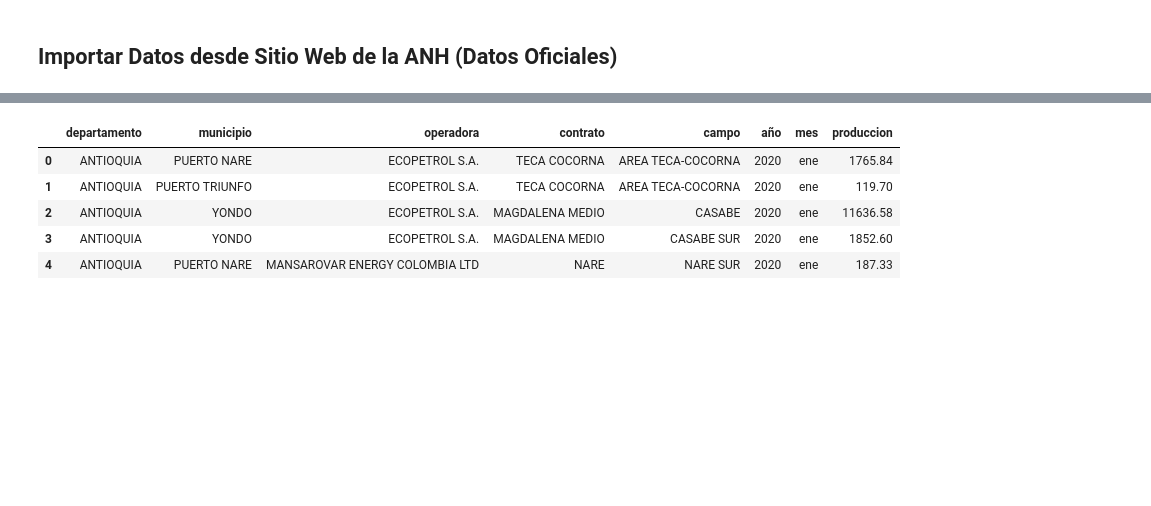
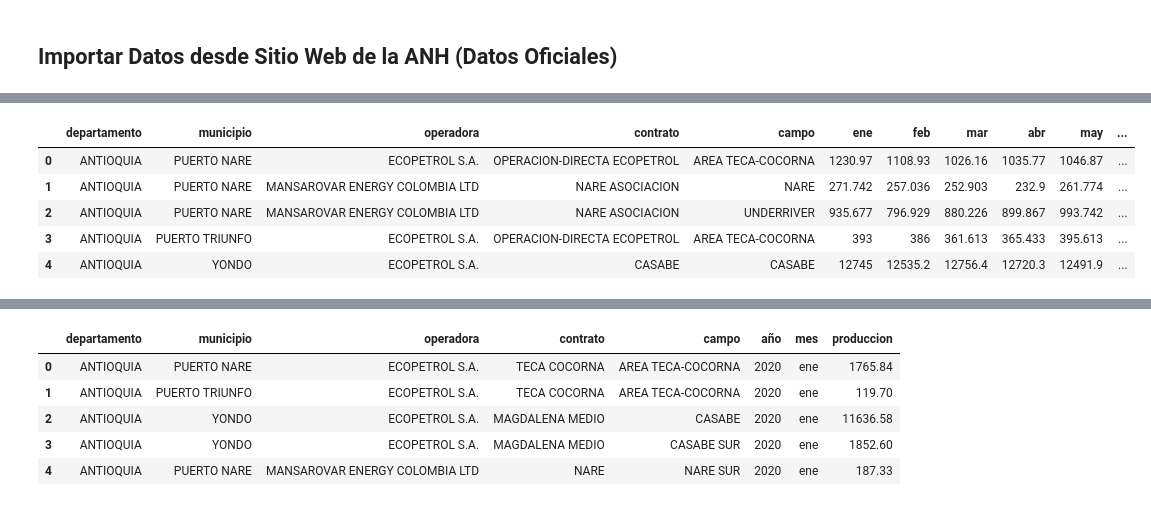
Before and after one commit to yoi23/HackathonOG2020, a Jupyter notebook: importar_datos_web.ipynb, the cells around one changed output, grey strips where cells are left out. Cells and saved outputs as stored; diff of their text form; code cells hidden in the pictures; blank space fills up the shorter version.

```diff
--- a/importar_datos_web.ipynb
+++ b/importar_datos_web.ipynb
@@ -122,3 +130,12 @@ df_2020.head(5) #mostrar produccion de crudo - 2020
+# %%
+df_2017.head(5) #mostrar produccion de crudo - 2020
+# %% [output]
+|  | departamento | municipio | operadora | contrato | campo | ene | feb | mar | abr | may | ... |
+| 0 | ANTIOQUIA | PUERTO NARE | ECOPETROL S.A. | OPERACION-DIRECTA ECOPETROL | AREA TECA-COCORNA | 1230.97 | 1108.93 | 1026.16 | 1035.77 | 1046.87 | ... |
+| 1 | ANTIOQUIA | PUERTO NARE | MANSAROVAR ENERGY COLOMBIA LTD | NARE ASOCIACION | NARE | 271.742 | 257.036 | 252.903 | 232.9 | 261.774 | ... |
+| 2 | ANTIOQUIA | PUERTO NARE | MANSAROVAR ENERGY COLOMBIA LTD | NARE ASOCIACION | UNDERRIVER | 935.677 | 796.929 | 880.226 | 899.867 | 993.742 | ... |
+| 3 | ANTIOQUIA | PUERTO TRIUNFO | ECOPETROL S.A. | OPERACION-DIRECTA ECOPETROL | AREA TECA-COCORNA | 393 | 386 | 361.613 | 365.433 | 395.613 | ... |
+| 4 | ANTIOQUIA | YONDO | ECOPETROL S.A. | CASABE | CASABE | 12745 | 12535.2 | 12756.4 | 12720.3 | 12491.9 | ... |
 # %%
 # Unir produccion desde 2018 a 2020 en Un unico DataFrame
 df_2018_2020 = pd.concat([df_2020, df_2019, df_2018], ignore_index = True)
```
Also changed, not shown: parts of 15 cells of this notebook.
